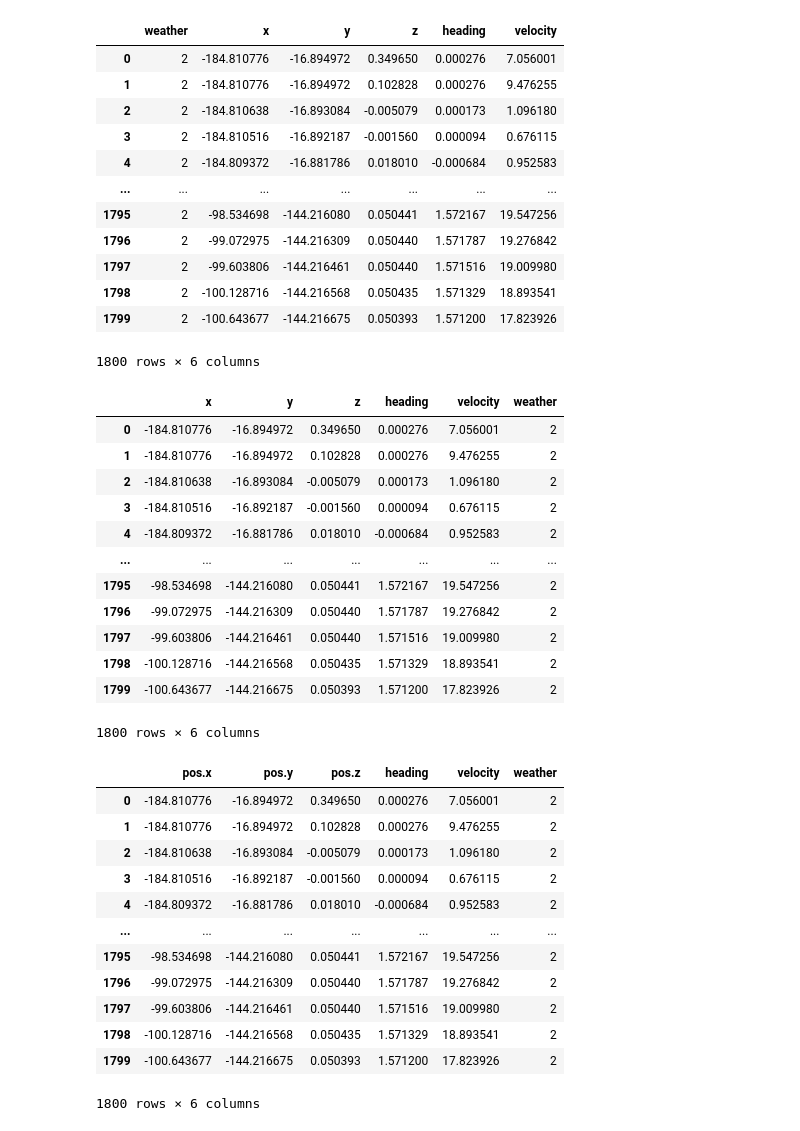
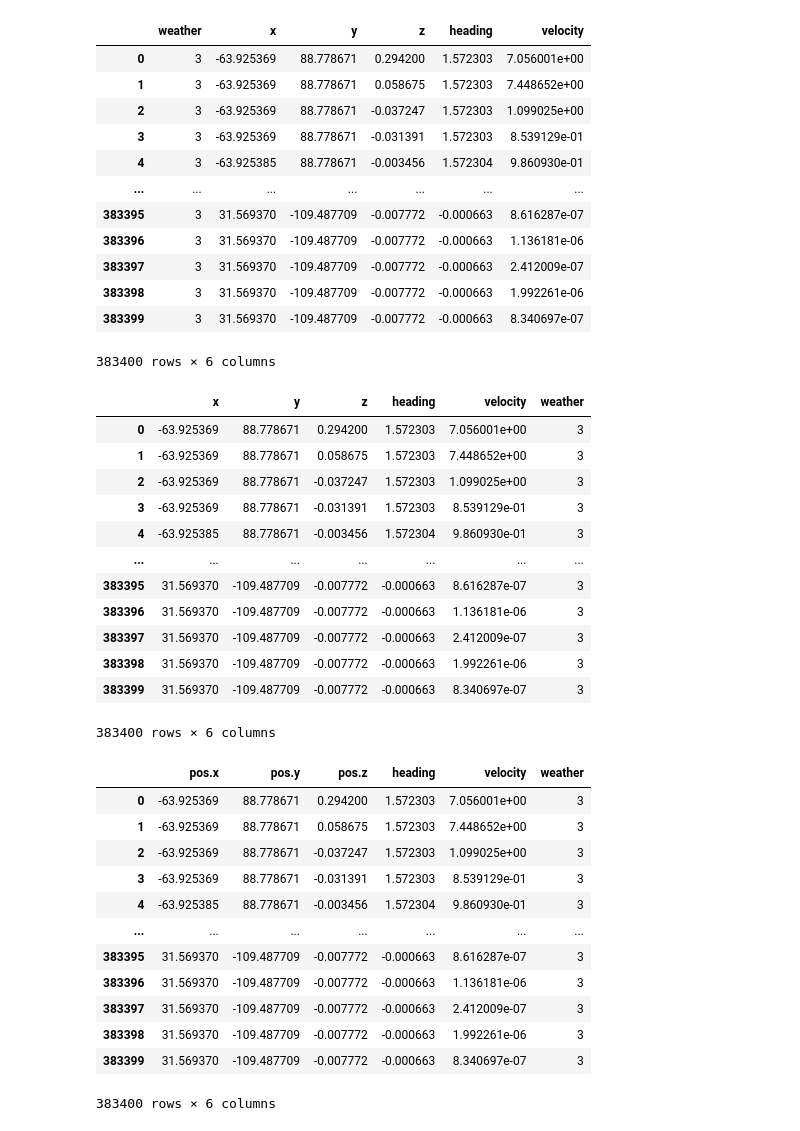
Before and after one commit to georgesmiaka/ITPF, a Jupyter notebook: forecast/data/data_prep.ipynb, the cells around one changed output. Drawn from its saved outputs; the diff is of its cells as text; code cells hidden in the pictures.

```diff
--- a/forecast/data/data_prep.ipynb
+++ b/forecast/data/data_prep.ipynb
@@ -1,56 +1,56 @@
 # %%
 import pandas as pd
 
-csv_input = pd.read_csv('files/evaluation_09mars24.csv')
+csv_input = pd.read_csv('files/dataset_trajectory_25mars24.csv')
 data = csv_input
 data
 # %% [output]
 |  | weather | x | y | z | heading | velocity |
-| 0 | 2 | -184.810776 | -16.894972 | 0.349650 | 0.000276 | 7.056001 |
-| 1 | 2 | -184.810776 | -16.894972 | 0.102828 | 0.000276 | 9.476255 |
-| 2 | 2 | -184.810638 | -16.893084 | -0.005079 | 0.000173 | 1.096180 |
-| 3 | 2 | -184.810516 | -16.892187 | -0.001560 | 0.000094 | 0.676115 |
-| 4 | 2 | -184.809372 | -16.881786 | 0.018010 | -0.000684 | 0.952583 |
+| 0 | 3 | -63.925369 | 88.778671 | 0.294200 | 1.572303 | 7.056001e+00 |
+| 1 | 3 | -63.925369 | 88.778671 | 0.058675 | 1.572303 | 7.448652e+00 |
+| 2 | 3 | -63.925369 | 88.778671 | -0.037247 | 1.572303 | 1.099025e+00 |
+| 3 | 3 | -63.925369 | 88.778671 | -0.031391 | 1.572303 | 8.539129e-01 |
+| 4 | 3 | -63.925385 | 88.778671 | -0.003456 | 1.572304 | 9.860930e-01 |
 | ... | ... | ... | ... | ... | ... | ... |
-| 1795 | 2 | -98.534698 | -144.216080 | 0.050441 | 1.572167 | 19.547256 |
-| 1796 | 2 | -99.072975 | -144.216309 | 0.050440 | 1.571787 | 19.276842 |
-| 1797 | 2 | -99.603806 | -144.216461 | 0.050440 | 1.571516 | 19.009980 |
-| 1798 | 2 | -100.128716 | -144.216568 | 0.050435 | 1.571329 | 18.893541 |
-| 1799 | 2 | -100.643677 | -144.216675 | 0.050393 | 1.571200 | 17.823926 |
+| 383395 | 3 | 31.569370 | -109.487709 | -0.007772 | -0.000663 | 8.616287e-07 |
+| 383396 | 3 | 31.569370 | -109.487709 | -0.007772 | -0.000663 | 1.136181e-06 |
+| 383397 | 3 | 31.569370 | -109.487709 | -0.007772 | -0.000663 | 2.412009e-07 |
+| 383398 | 3 | 31.569370 | -109.487709 | -0.007772 | -0.000663 | 1.992261e-06 |
+| 383399 | 3 | 31.569370 | -109.487709 | -0.007772 | -0.000663 | 8.340697e-07 |
-1800 rows × 6 columns
+383400 rows × 6 columns
 # %%
 data = csv_input[list(('x', 'y', 'z', 'heading', 'velocity', 'weather'))]
 data
 # %% [output]
 |  | x | y | z | heading | velocity | weather |
-| 0 | -184.810776 | -16.894972 | 0.349650 | 0.000276 | 7.056001 | 2 |
-| 1 | -184.810776 | -16.894972 | 0.102828 | 0.000276 | 9.476255 | 2 |
-| 2 | -184.810638 | -16.893084 | -0.005079 | 0.000173 | 1.096180 | 2 |
-| 3 | -184.810516 | -16.892187 | -0.001560 | 0.000094 | 0.676115 | 2 |
-| 4 | -184.809372 | -16.881786 | 0.018010 | -0.000684 | 0.952583 | 2 |
+| 0 | -63.925369 | 88.778671 | 0.294200 | 1.572303 | 7.056001e+00 | 3 |
+| 1 | -63.925369 | 88.778671 | 0.058675 | 1.572303 | 7.448652e+00 | 3 |
+| 2 | -63.925369 | 88.778671 | -0.037247 | 1.572303 | 1.099025e+00 | 3 |
+| 3 | -63.925369 | 88.778671 | -0.031391 | 1.572303 | 8.539129e-01 | 3 |
+| 4 | -63.925385 | 88.778671 | -0.003456 | 1.572304 | 9.860930e-01 | 3 |
 | ... | ... | ... | ... | ... | ... | ... |
-| 1795 | -98.534698 | -144.216080 | 0.050441 | 1.572167 | 19.547256 | 2 |
-| 1796 | -99.072975 | -144.216309 | 0.050440 | 1.571787 | 19.276842 | 2 |
-| 1797 | -99.603806 | -144.216461 | 0.050440 | 1.571516 | 19.009980 | 2 |
-| 1798 | -100.128716 | -144.216568 | 0.050435 | 1.571329 | 18.893541 | 2 |
-| 1799 | -100.643677 | -144.216675 | 0.050393 | 1.571200 | 17.823926 | 2 |
+| 383395 | 31.569370 | -109.487709 | -0.007772 | -0.000663 | 8.616287e-07 | 3 |
+| 383396 | 31.569370 | -109.487709 | -0.007772 | -0.000663 | 1.136181e-06 | 3 |
+| 383397 | 31.569370 | -109.487709 | -0.007772 | -0.000663 | 2.412009e-07 | 3 |
+| 383398 | 31.569370 | -109.487709 | -0.007772 | -0.000663 | 1.992261e-06 | 3 |
+| 383399 | 31.569370 | -109.487709 | -0.007772 | -0.000663 | 8.340697e-07 | 3 |
-1800 rows × 6 columns
+383400 rows × 6 columns
 # %%
 data = data.rename(columns={'x':'pos.x', 'y':'pos.y', 'z':'pos.z'})
 data
 # %% [output]
 |  | pos.x | pos.y | pos.z | heading | velocity | weather |
-| 0 | -184.810776 | -16.894972 | 0.349650 | 0.000276 | 7.056001 | 2 |
-| 1 | -184.810776 | -16.894972 | 0.102828 | 0.000276 | 9.476255 | 2 |
-| 2 | -184.810638 | -16.893084 | -0.005079 | 0.000173 | 1.096180 | 2 |
-| 3 | -184.810516 | -16.892187 | -0.001560 | 0.000094 | 0.676115 | 2 |
-| 4 | -184.809372 | -16.881786 | 0.018010 | -0.000684 | 0.952583 | 2 |
+| 0 | -63.925369 | 88.778671 | 0.294200 | 1.572303 | 7.056001e+00 | 3 |
+| 1 | -63.925369 | 88.778671 | 0.058675 | 1.572303 | 7.448652e+00 | 3 |
+| 2 | -63.925369 | 88.778671 | -0.037247 | 1.572303 | 1.099025e+00 | 3 |
+| 3 | -63.925369 | 88.778671 | -0.031391 | 1.572303 | 8.539129e-01 | 3 |
+| 4 | -63.925385 | 88.778671 | -0.003456 | 1.572304 | 9.860930e-01 | 3 |
 | ... | ... | ... | ... | ... | ... | ... |
-| 1795 | -98.534698 | -144.216080 | 0.050441 | 1.572167 | 19.547256 | 2 |
-| 1796 | -99.072975 | -144.216309 | 0.050440 | 1.571787 | 19.276842 | 2 |
-| 1797 | -99.603806 | -144.216461 | 0.050440 | 1.571516 | 19.009980 | 2 |
-| 1798 | -100.128716 | -144.216568 | 0.050435 | 1.571329 | 18.893541 | 2 |
-| 1799 | -100.643677 | -144.216675 | 0.050393 | 1.571200 | 17.823926 | 2 |
+| 383395 | 31.569370 | -109.487709 | -0.007772 | -0.000663 | 8.616287e-07 | 3 |
+| 383396 | 31.569370 | -109.487709 | -0.007772 | -0.000663 | 1.136181e-06 | 3 |
+| 383397 | 31.569370 | -109.487709 | -0.007772 | -0.000663 | 2.412009e-07 | 3 |
+| 383398 | 31.569370 | -109.487709 | -0.007772 | -0.000663 | 1.992261e-06 | 3 |
+| 383399 | 31.569370 | -109.487709 | -0.007772 | -0.000663 | 8.340697e-07 | 3 |
-1800 rows × 6 columns
+383400 rows × 6 columns
 # %%
 # Export the dataframe
```
Also changed, not shown: parts of 1 cell of this notebook, 6 other files.
